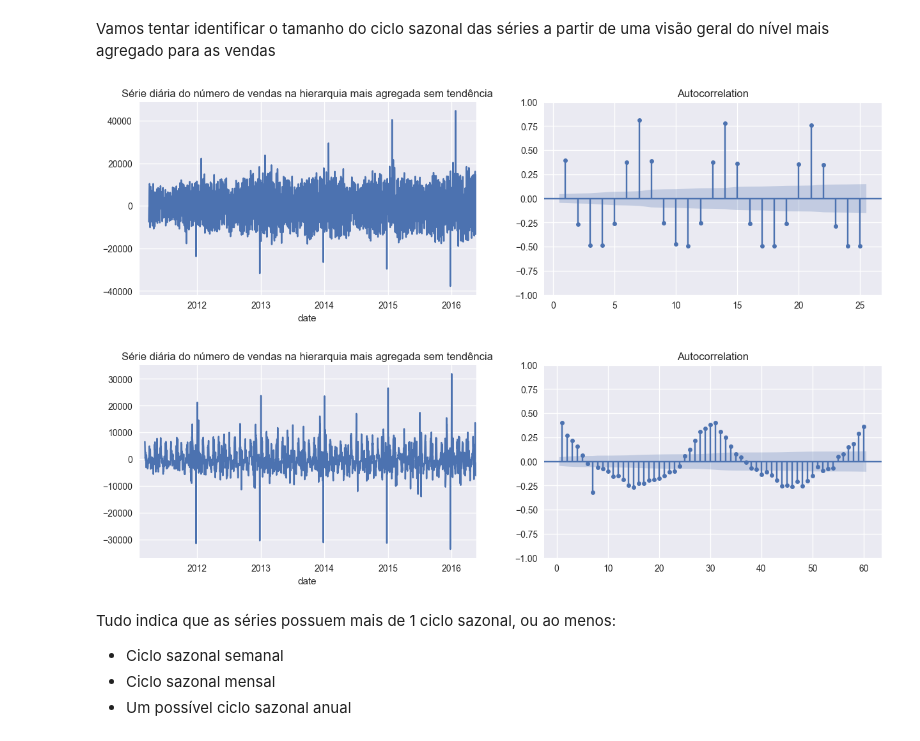
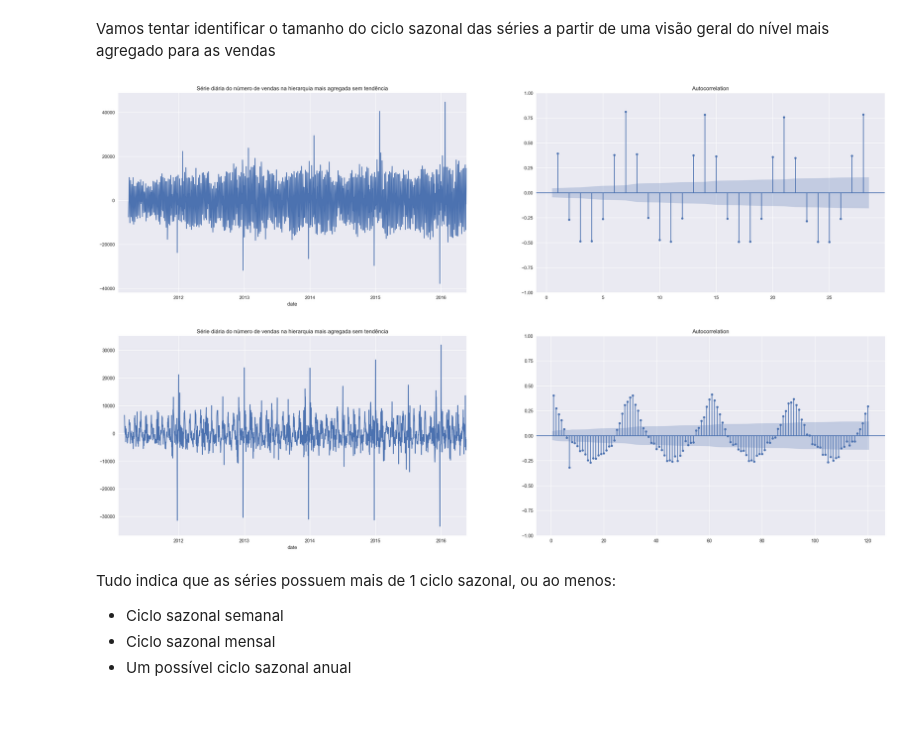
Before and after one commit to Faluhelyi/pibic_2021-2022, a Jupyter notebook: main.ipynb, the cells around one changed output. Cells and saved outputs as stored; diff of their text form; code cells hidden in the pictures; blank space fills up the shorter version.

```diff
--- a/main.ipynb
+++ b/main.ipynb
@@ -19,9 +19,3 @@ plt.style.use('seaborn')
 
 
 IPython.display.clear_output(wait=True)
-# %%
-from statsmodels.graphics.tsaplots import plot_acf, plot_pacf
-
-plt.style.use('seaborn')
-
-from pathlib import Path
@@ -125,21 +136,23 @@ Vamos tentar identificar o tamanho do ciclo sazonal das séries a partir de uma
 # %%
 # Verificar o tamanho do ciclo sazonal -> ciclo sazonal semanal
 
 a = base.dict_1_eva['all'] - base.dict_1_eva['all'].rolling(30).mean()
 
 a = a.diff(30)
 
-fig, (ax1,ax2) = plt.subplots(1,2, figsize=(15,4), dpi = 100)
+fig, (ax1,ax2) = plt.subplots(1,2, figsize=(30,8), dpi = 200)
 
 a.plot(grid=True, ax = ax1, title = 'Série diária do número de vendas na hierarquia mais agregada sem tendência')
 
 
 
 # Plot ACF
-plot_acf(a.dropna(), ax=ax2, lags=25, zero=False)
+plot_acf(a.dropna(), ax=ax2, lags=28, zero=False)
+
+plt.savefig("C:/Users/Igor/Desktop/PIBIC 2021 e 2022/ciclo_saz_sem.pdf", format="pdf", bbox_inches="tight")
 plt.show()
 # %% [output]
-[figure, old version]
+[figure, new version]
 # %%
 # Verificar o tamanho do ciclo sazonal -> ciclo sazonal mensal
 
@@ -147,16 +160,17 @@ a = base.dict_1_eva['all'] - base.dict_1_eva['all'].rolling(30).mean()
 
 a = a.diff(7)
 
-fig, (ax1,ax2) = plt.subplots(1,2, figsize=(15,4), dpi = 100)
+fig, (ax1,ax2) = plt.subplots(1,2, figsize=(30,8), dpi = 100)
 
 a.plot(grid=True, ax = ax1, title = 'Série diária do número de vendas na hierarquia mais agregada sem tendência')
 
 
 # Plot ACF
-plot_acf(a.dropna(), ax=ax2, lags=60, zero=False)
+plot_acf(a.dropna(), ax=ax2, lags=120, zero=False)
+plt.savefig("C:/Users/Igor/Desktop/PIBIC 2021 e 2022/ciclo_saz_men.pdf", format="pdf", bbox_inches="tight")
 plt.show()
 # %% [output]
-[figure, old version]
+[figure, new version]
 # %% [markdown]
 Tudo indica que as séries possuem mais de 1 ciclo sazonal, ou ao menos:
 
```
Also changed, not shown: parts of 18 cells of this notebook, 1 other file.
